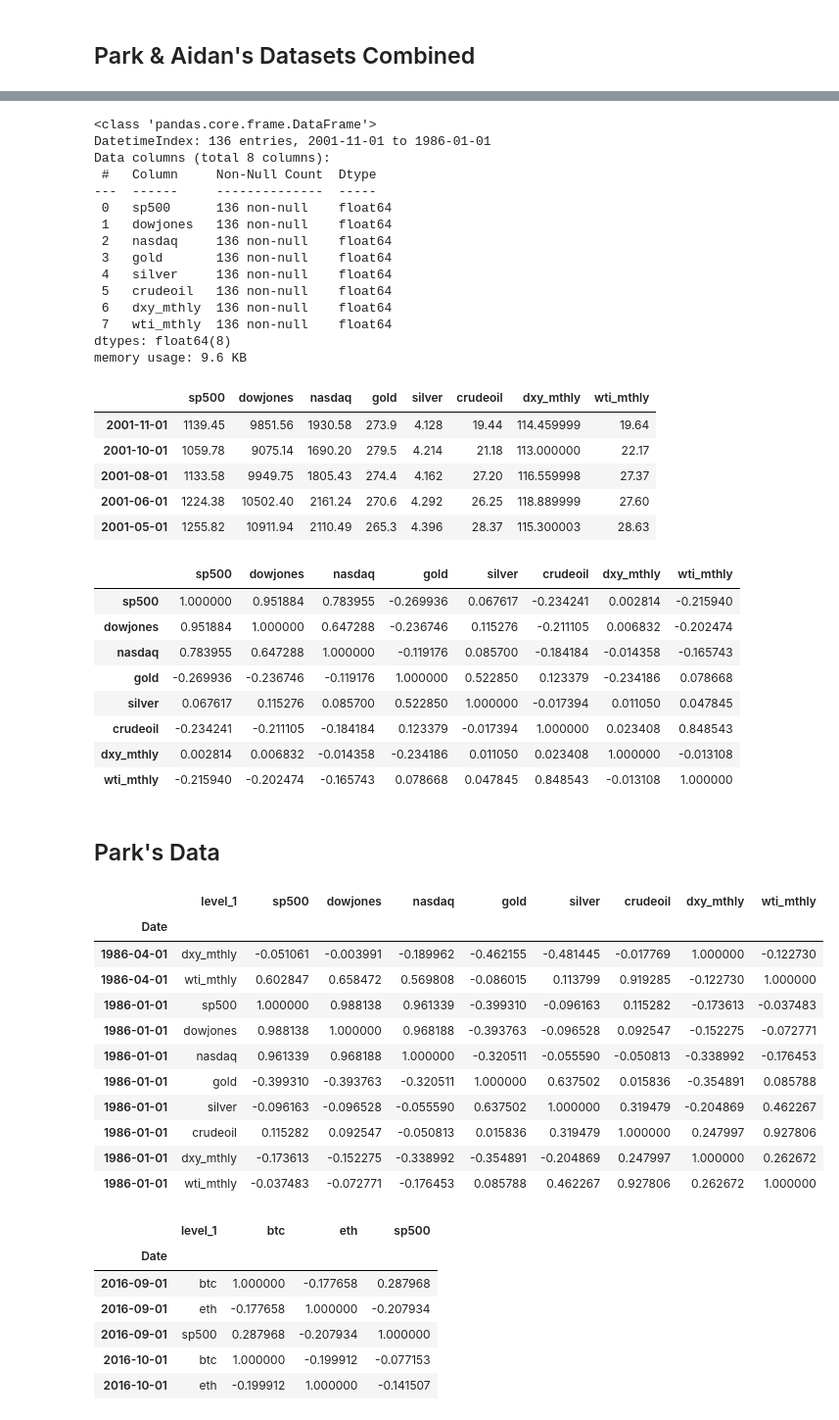
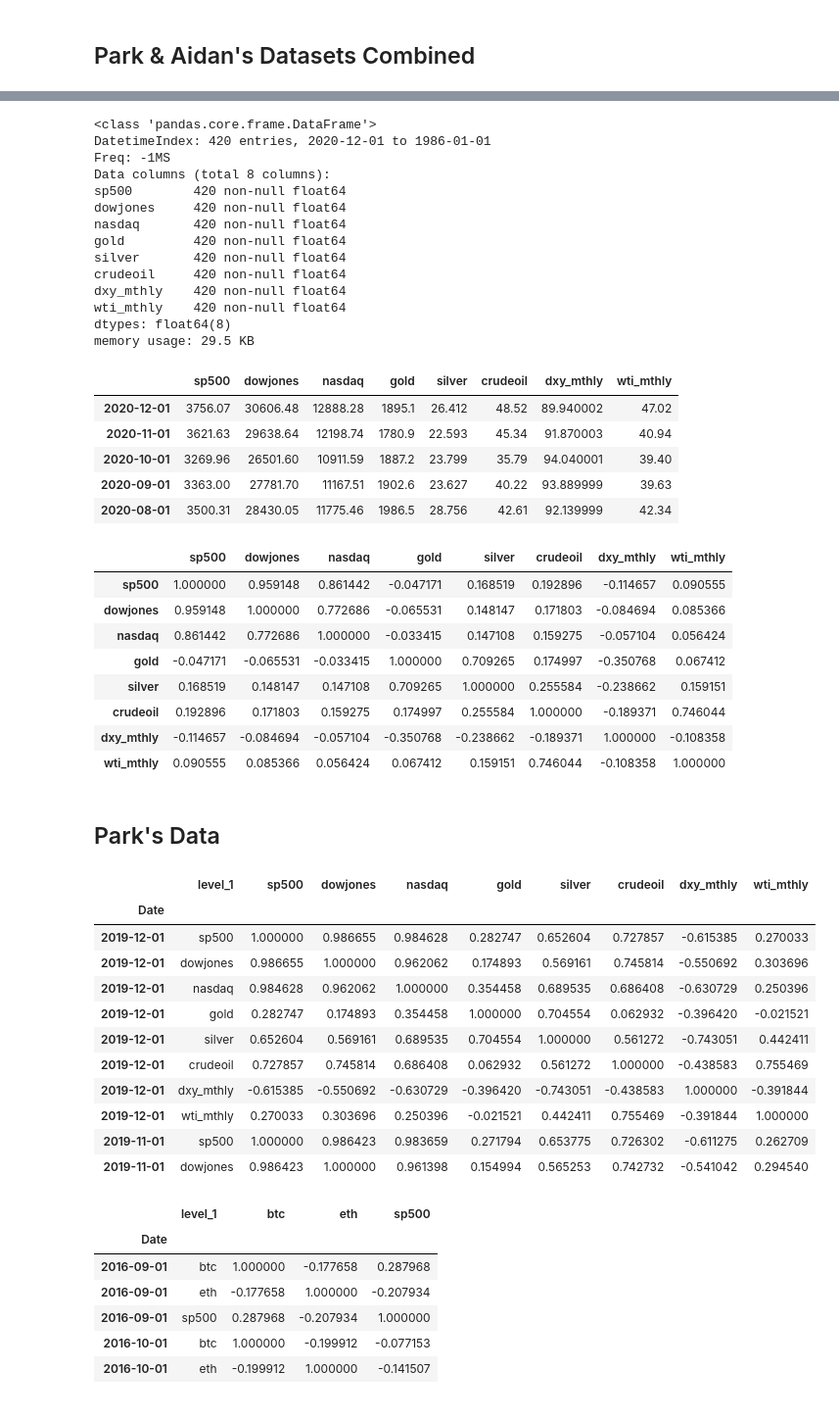
Before and after one commit to lfarlima/Monte-Carlo-Simulation, a Jupyter notebook: Project-01/Project1_master.ipynb, the cells around one changed output, grey strips where cells are left out. Shown at 98% size. Saved outputs shown, nothing was run; the diff lists cells and outputs as text; code cells hidden in the pictures.

```diff
--- a/Project-01/Project1_master.ipynb
+++ b/Project-01/Project1_master.ipynb
@@ -36,9 +31,10 @@ wti_df = pd.read_csv("DATA SOURCES/Crude_Oil_WTI.csv", index_col ="DATE", infer_
 # set, pull and display data from YFinance
 dxy_df = yf.download('DX-Y.NYB',
                        start='1980-01-01',
-                       end='2020-12-31',
+                       end='2021-01-31',
                        progress=False,
                        index_col ='Date',
+                        interval ="1mo",
                        infer_datetime_format= True,
                        parse_dates = True,
 
@@ -114,29 +105,28 @@ oil_commodities_sp500 = pd.concat([df_commodities,df_silver,df_crudeoil,dxy_df,
 oil_commodities_sp500.info()
 # %% [output]
 <class 'pandas.core.frame.DataFrame'>
-DatetimeIndex: 136 entries, 2001-11-01 to 1986-01-01
+DatetimeIndex: 420 entries, 2020-12-01 to 1986-01-01
+Freq: -1MS
 Data columns (total 8 columns):
- #   Column     Non-Null Count  Dtype
----  ------     --------------  -----
- 0   sp500      136 non-null    float64
- 1   dowjones   136 non-null    float64
- 2   nasdaq     136 non-null    float64
- 3   gold       136 non-null    float64
- 4   silver     136 non-null    float64
- 5   crudeoil   136 non-null    float64
- 6   dxy_mthly  136 non-null    float64
- 7   wti_mthly  136 non-null    float64
+sp500        420 non-null float64
+dowjones     420 non-null float64
+nasdaq       420 non-null float64
+gold         420 non-null float64
+silver       420 non-null float64
+crudeoil     420 non-null float64
+dxy_mthly    420 non-null float64
+wti_mthly    420 non-null float64
 dtypes: float64(8)
-memory usage: 9.6 KB
+memory usage: 29.5 KB
 # %%
 oil_commodities_sp500.head()
 # %% [output]
 |  | sp500 | dowjones | nasdaq | gold | silver | crudeoil | dxy_mthly | wti_mthly |
-| 2001-11-01 | 1139.45 | 9851.56 | 1930.58 | 273.9 | 4.128 | 19.44 | 114.459999 | 19.64 |
-| 2001-10-01 | 1059.78 | 9075.14 | 1690.20 | 279.5 | 4.214 | 21.18 | 113.000000 | 22.17 |
-| 2001-08-01 | 1133.58 | 9949.75 | 1805.43 | 274.4 | 4.162 | 27.20 | 116.559998 | 27.37 |
-| 2001-06-01 | 1224.38 | 10502.40 | 2161.24 | 270.6 | 4.292 | 26.25 | 118.889999 | 27.60 |
-| 2001-05-01 | 1255.82 | 10911.94 | 2110.49 | 265.3 | 4.396 | 28.37 | 115.300003 | 28.63 |
+| 2020-12-01 | 3756.07 | 30606.48 | 12888.28 | 1895.1 | 26.412 | 48.52 | 89.940002 | 47.02 |
+| 2020-11-01 | 3621.63 | 29638.64 | 12198.74 | 1780.9 | 22.593 | 45.34 | 91.870003 | 40.94 |
+| 2020-10-01 | 3269.96 | 26501.60 | 10911.59 | 1887.2 | 23.799 | 35.79 | 94.040001 | 39.40 |
+| 2020-09-01 | 3363.00 | 27781.70 | 11167.51 | 1902.6 | 23.627 | 40.22 | 93.889999 | 39.63 |
+| 2020-08-01 | 3500.31 | 28430.05 | 11775.46 | 1986.5 | 28.756 | 42.61 | 92.139999 | 42.34 |
 # %%
 # calculate monthly returns
 oil_commodities_return = oil_commodities_sp500.pct_change()
@@ -146,14 +136,14 @@ oil_commodities_corr = oil_commodities_return.corr()
 oil_commodities_corr
 # %% [output]
 |  | sp500 | dowjones | nasdaq | gold | silver | crudeoil | dxy_mthly | wti_mthly |
-| sp500 | 1.000000 | 0.951884 | 0.783955 | -0.269936 | 0.067617 | -0.234241 | 0.002814 | -0.215940 |
-| dowjones | 0.951884 | 1.000000 | 0.647288 | -0.236746 | 0.115276 | -0.211105 | 0.006832 | -0.202474 |
-| nasdaq | 0.783955 | 0.647288 | 1.000000 | -0.119176 | 0.085700 | -0.184184 | -0.014358 | -0.165743 |
-| gold | -0.269936 | -0.236746 | -0.119176 | 1.000000 | 0.522850 | 0.123379 | -0.234186 | 0.078668 |
-| silver | 0.067617 | 0.115276 | 0.085700 | 0.522850 | 1.000000 | -0.017394 | 0.011050 | 0.047845 |
-| crudeoil | -0.234241 | -0.211105 | -0.184184 | 0.123379 | -0.017394 | 1.000000 | 0.023408 | 0.848543 |
-| dxy_mthly | 0.002814 | 0.006832 | -0.014358 | -0.234186 | 0.011050 | 0.023408 | 1.000000 | -0.013108 |
-| wti_mthly | -0.215940 | -0.202474 | -0.165743 | 0.078668 | 0.047845 | 0.848543 | -0.013108 | 1.000000 |
+| sp500 | 1.000000 | 0.959148 | 0.861442 | -0.047171 | 0.168519 | 0.192896 | -0.114657 | 0.090555 |
+| dowjones | 0.959148 | 1.000000 | 0.772686 | -0.065531 | 0.148147 | 0.171803 | -0.084694 | 0.085366 |
+| nasdaq | 0.861442 | 0.772686 | 1.000000 | -0.033415 | 0.147108 | 0.159275 | -0.057104 | 0.056424 |
+| gold | -0.047171 | -0.065531 | -0.033415 | 1.000000 | 0.709265 | 0.174997 | -0.350768 | 0.067412 |
+| silver | 0.168519 | 0.148147 | 0.147108 | 0.709265 | 1.000000 | 0.255584 | -0.238662 | 0.159151 |
+| crudeoil | 0.192896 | 0.171803 | 0.159275 | 0.174997 | 0.255584 | 1.000000 | -0.189371 | 0.746044 |
+| dxy_mthly | -0.114657 | -0.084694 | -0.057104 | -0.350768 | -0.238662 | -0.189371 | 1.000000 | -0.108358 |
+| wti_mthly | 0.090555 | 0.085366 | 0.056424 | 0.067412 | 0.159151 | 0.746044 | -0.108358 | 1.000000 |
 # %% [markdown]
 ## Park's Data
 # %%
@@ -164,22 +154,22 @@ prices_crudeoil = oil_commodities_return[["sp500","crudeoil"]].hvplot.line(xlabe
 # %%
 df_rolling_corr = oil_commodities_return.rolling(window=12).corr().dropna()
 df_rolling_corr.reset_index(inplace=True)
 df_rolling_corr.rename(columns={"level_0":"Date"},inplace=True)
 df_rolling_corr.set_index("Date",inplace=True)
-df_rolling_corr.tail(10)
+df_rolling_corr.head(10)
 # %% [output]
 |  | level_1 | sp500 | dowjones | nasdaq | gold | silver | crudeoil | dxy_mthly | wti_mthly |
 | Date |  |  |  |  |  |  |  |  |  |
-| 1986-04-01 | dxy_mthly | -0.051061 | -0.003991 | -0.189962 | -0.462155 | -0.481445 | -0.017769 | 1.000000 | -0.122730 |
-| 1986-04-01 | wti_mthly | 0.602847 | 0.658472 | 0.569808 | -0.086015 | 0.113799 | 0.919285 | -0.122730 | 1.000000 |
-| 1986-01-01 | sp500 | 1.000000 | 0.988138 | 0.961339 | -0.399310 | -0.096163 | 0.115282 | -0.173613 | -0.037483 |
-| 1986-01-01 | dowjones | 0.988138 | 1.000000 | 0.968188 | -0.393763 | -0.096528 | 0.092547 | -0.152275 | -0.072771 |
-| 1986-01-01 | nasdaq | 0.961339 | 0.968188 | 1.000000 | -0.320511 | -0.055590 | -0.050813 | -0.338992 | -0.176453 |
-| 1986-01-01 | gold | -0.399310 | -0.393763 | -0.320511 | 1.000000 | 0.637502 | 0.015836 | -0.354891 | 0.085788 |
-| 1986-01-01 | silver | -0.096163 | -0.096528 | -0.055590 | 0.637502 | 1.000000 | 0.319479 | -0.204869 | 0.462267 |
-| 1986-01-01 | crudeoil | 0.115282 | 0.092547 | -0.050813 | 0.015836 | 0.319479 | 1.000000 | 0.247997 | 0.927806 |
-| 1986-01-01 | dxy_mthly | -0.173613 | -0.152275 | -0.338992 | -0.354891 | -0.204869 | 0.247997 | 1.000000 | 0.262672 |
-| 1986-01-01 | wti_mthly | -0.037483 | -0.072771 | -0.176453 | 0.085788 | 0.462267 | 0.927806 | 0.262672 | 1.000000 |
+| 2019-12-01 | sp500 | 1.000000 | 0.986655 | 0.984628 | 0.282747 | 0.652604 | 0.727857 | -0.615385 | 0.270033 |
+| 2019-12-01 | dowjones | 0.986655 | 1.000000 | 0.962062 | 0.174893 | 0.569161 | 0.745814 | -0.550692 | 0.303696 |
+| 2019-12-01 | nasdaq | 0.984628 | 0.962062 | 1.000000 | 0.354458 | 0.689535 | 0.686408 | -0.630729 | 0.250396 |
+| 2019-12-01 | gold | 0.282747 | 0.174893 | 0.354458 | 1.000000 | 0.704554 | 0.062932 | -0.396420 | -0.021521 |
+| 2019-12-01 | silver | 0.652604 | 0.569161 | 0.689535 | 0.704554 | 1.000000 | 0.561272 | -0.743051 | 0.442411 |
+| 2019-12-01 | crudeoil | 0.727857 | 0.745814 | 0.686408 | 0.062932 | 0.561272 | 1.000000 | -0.438583 | 0.755469 |
+| 2019-12-01 | dxy_mthly | -0.615385 | -0.550692 | -0.630729 | -0.396420 | -0.743051 | -0.438583 | 1.000000 | -0.391844 |
+| 2019-12-01 | wti_mthly | 0.270033 | 0.303696 | 0.250396 | -0.021521 | 0.442411 | 0.755469 | -0.391844 | 1.000000 |
+| 2019-11-01 | sp500 | 1.000000 | 0.986423 | 0.983659 | 0.271794 | 0.653775 | 0.726302 | -0.611275 | 0.262709 |
+| 2019-11-01 | dowjones | 0.986423 | 1.000000 | 0.961398 | 0.154994 | 0.565253 | 0.742732 | -0.541042 | 0.294540 |
 # %%
 gold_corr = df_rolling_corr[df_rolling_corr['level_1'] == 'gold'].sp500
 crude_oil_corr = df_rolling_corr[df_rolling_corr['level_1'] == 'crudeoil'].sp500
```
Also changed, not shown: parts of 11 cells of this notebook, 6 other files.
